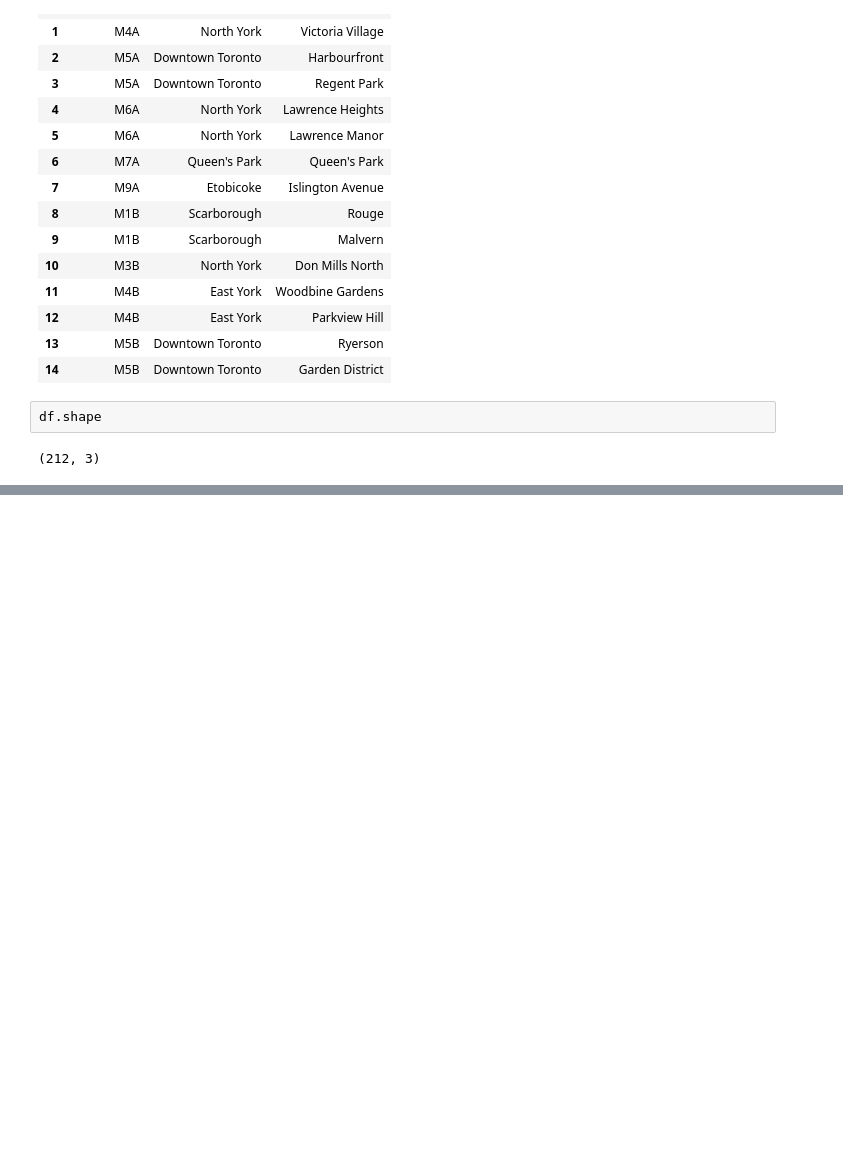
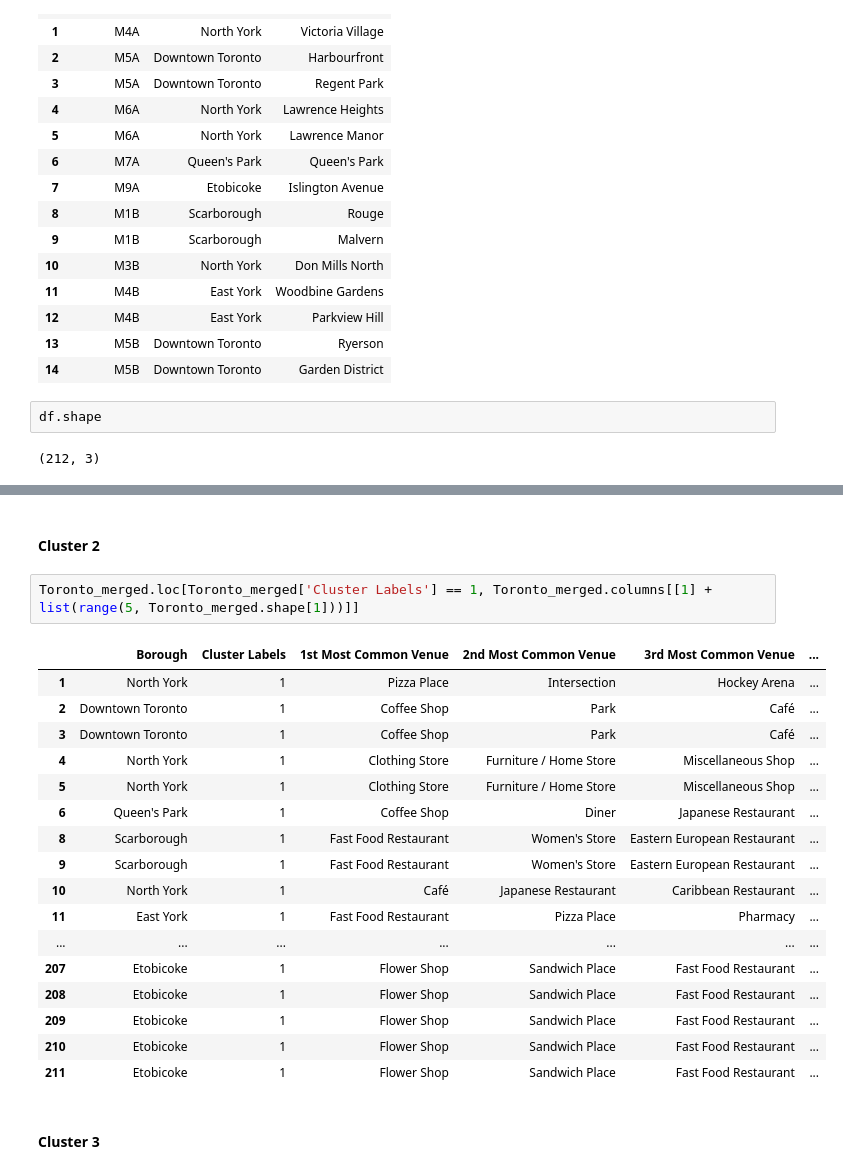
Before and after one commit to larrykiio/Coursera_Capstone, a Jupyter notebook: Clustering In Toronto.ipynb, the cells around one changed output, grey strips where cells are left out. Saved outputs shown, nothing was run; the diff lists cells and outputs as text; blank space fills up the shorter version.

```diff
--- a/Clustering In Toronto.ipynb
+++ b/Clustering In Toronto.ipynb
@@ -166,0 +691,24 @@ df.shape
+# %% [markdown]
+#### Cluster 2
+# %%
+Toronto_merged.loc[Toronto_merged['Cluster Labels'] == 1, Toronto_merged.columns[[1] + list(range(5, Toronto_merged.shape[1]))]]
+# %% [output]
+|  | Borough | Cluster Labels | 1st Most Common Venue | 2nd Most Common Venue | 3rd Most Common Venue | ... |
+| 1 | North York | 1 | Pizza Place | Intersection | Hockey Arena | ... |
+| 2 | Downtown Toronto | 1 | Coffee Shop | Park | Café | ... |
+| 3 | Downtown Toronto | 1 | Coffee Shop | Park | Café | ... |
+| 4 | North York | 1 | Clothing Store | Furniture / Home Store | Miscellaneous Shop | ... |
+| 5 | North York | 1 | Clothing Store | Furniture / Home Store | Miscellaneous Shop | ... |
+| 6 | Queen's Park | 1 | Coffee Shop | Diner | Japanese Restaurant | ... |
+| 8 | Scarborough | 1 | Fast Food Restaurant | Women's Store | Eastern European Restaurant | ... |
+| 9 | Scarborough | 1 | Fast Food Restaurant | Women's Store | Eastern European Restaurant | ... |
+| 10 | North York | 1 | Café | Japanese Restaurant | Caribbean Restaurant | ... |
+| 11 | East York | 1 | Fast Food Restaurant | Pizza Place | Pharmacy | ... |
+| ... | ... | ... | ... | ... | ... | ... |
+| 207 | Etobicoke | 1 | Flower Shop | Sandwich Place | Fast Food Restaurant | ... |
+| 208 | Etobicoke | 1 | Flower Shop | Sandwich Place | Fast Food Restaurant | ... |
+| 209 | Etobicoke | 1 | Flower Shop | Sandwich Place | Fast Food Restaurant | ... |
+| 210 | Etobicoke | 1 | Flower Shop | Sandwich Place | Fast Food Restaurant | ... |
+| 211 | Etobicoke | 1 | Flower Shop | Sandwich Place | Fast Food Restaurant | ... |
+# %% [markdown]
+#### Cluster 3
```
Also changed, not shown: parts of 68 cells of this notebook.
